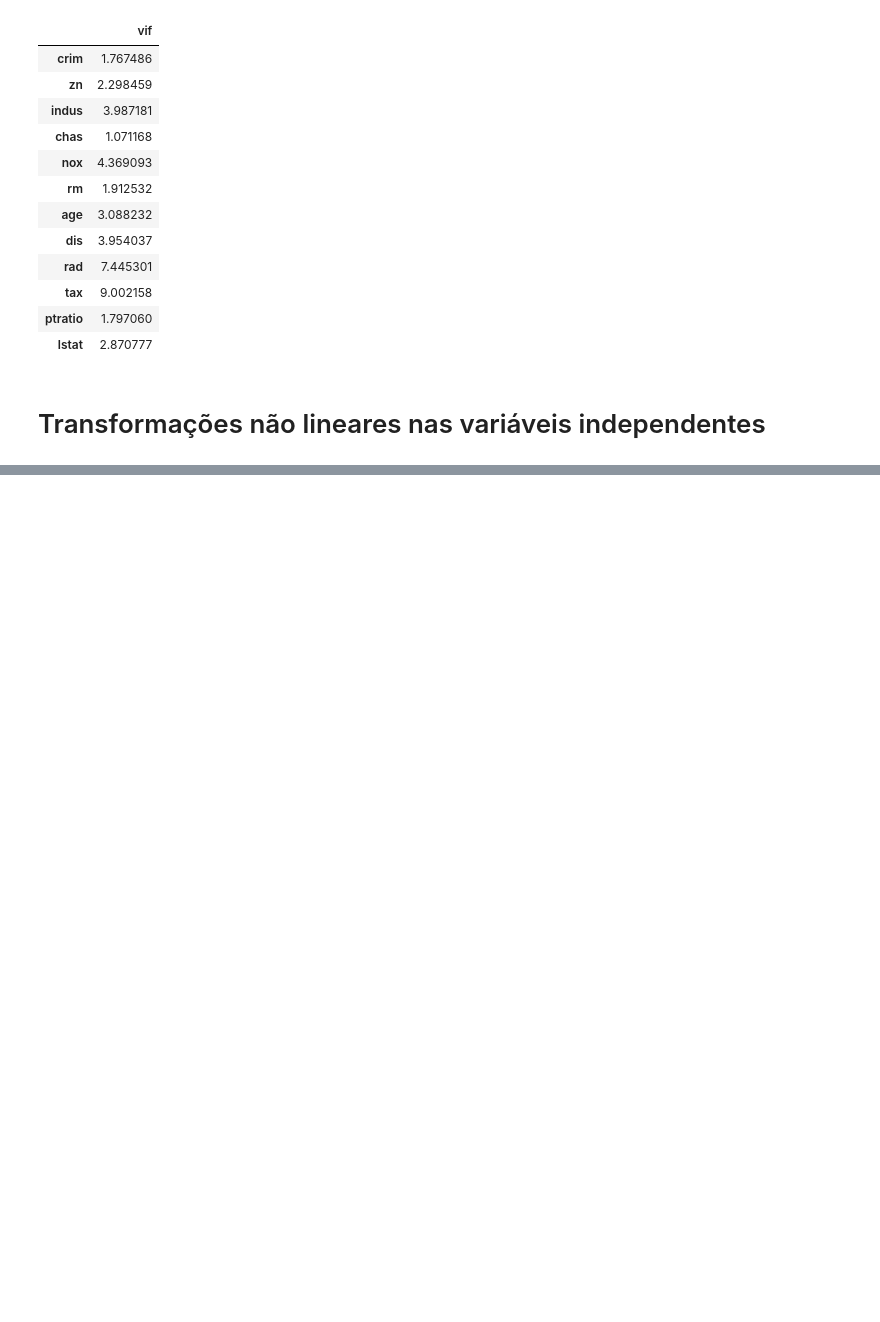
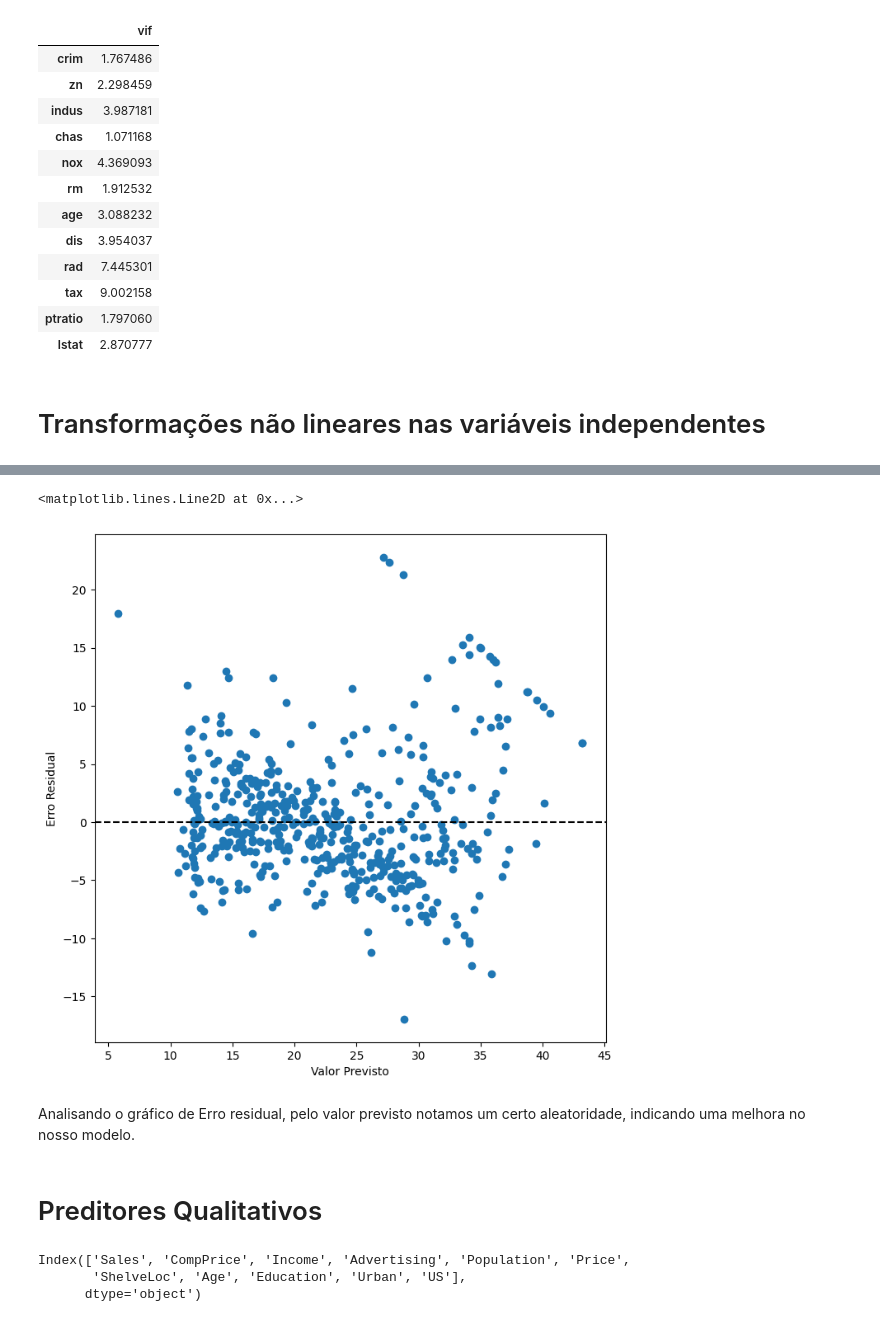
Before and after one commit to FernandoLKS/Laboratorios-Livro-ISLP, a Jupyter notebook: Lab. Regressão Linear/Lab.LinearRegression.ipynb, the cells around one changed output, grey strips where cells are left out. Drawn from its saved outputs; the diff is of its cells as text; code cells hidden in the pictures; blank space fills up the shorter version.

Commit message:
Transformacoes nao lineares e preditores qualitativos

```diff
--- a/Lab. Regressão Linear/Lab.LinearRegression.ipynb
+++ b/Lab. Regressão Linear/Lab.LinearRegression.ipynb
@@ -288,3 +323,8 @@ vif
 | lstat | 2.870777 |
 # %% [markdown]
 # Transformações não lineares nas variáveis independentes
+# %%
+X = MS([poly('lstat', degree=2), 'age']).fit_transform(Boston)
+model3 = sm.OLS(y, X)
+results3 = model3.fit()
+print(results3.summary())
@@ -290,0 +376,20 @@ vif
+# %%
+ax = plt.subplots(figsize=(8,8))[1]
+ax.scatter(results3.fittedvalues, results3.resid)
+ax.set_xlabel('Valor Previsto')
+ax.set_ylabel('Erro Residual')
+ax.axhline(0, c='k',ls='--')
+# %% [output]
+<matplotlib.lines.Line2D at 0x...>
+[figure, added]
+# %% [markdown]
+Analisando o gráfico de Erro residual, pelo valor previsto notamos um certo aleatoridade, indicando uma melhora no nosso modelo.
+# %% [markdown]
+# Preditores Qualitativos
+# %%
+Carseates = load_data('Carseats')
+Carseates.columns
+# %% [output]
+Index(['Sales', 'CompPrice', 'Income', 'Advertising', 'Population', 'Price',
+       'ShelveLoc', 'Age', 'Education', 'Urban', 'US'],
+      dtype='object')
```
Also changed, not shown: parts of 20 cells of this notebook.
